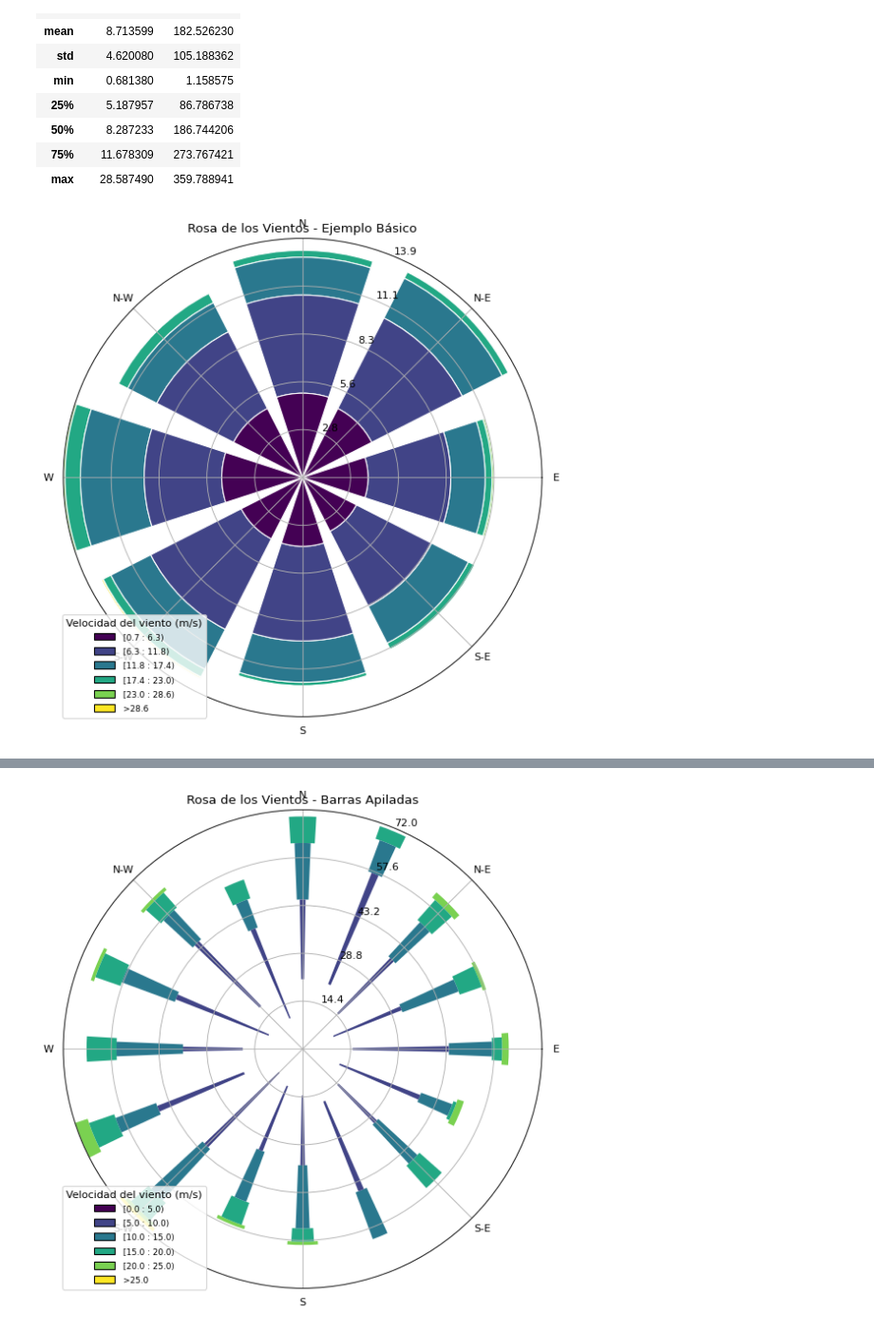
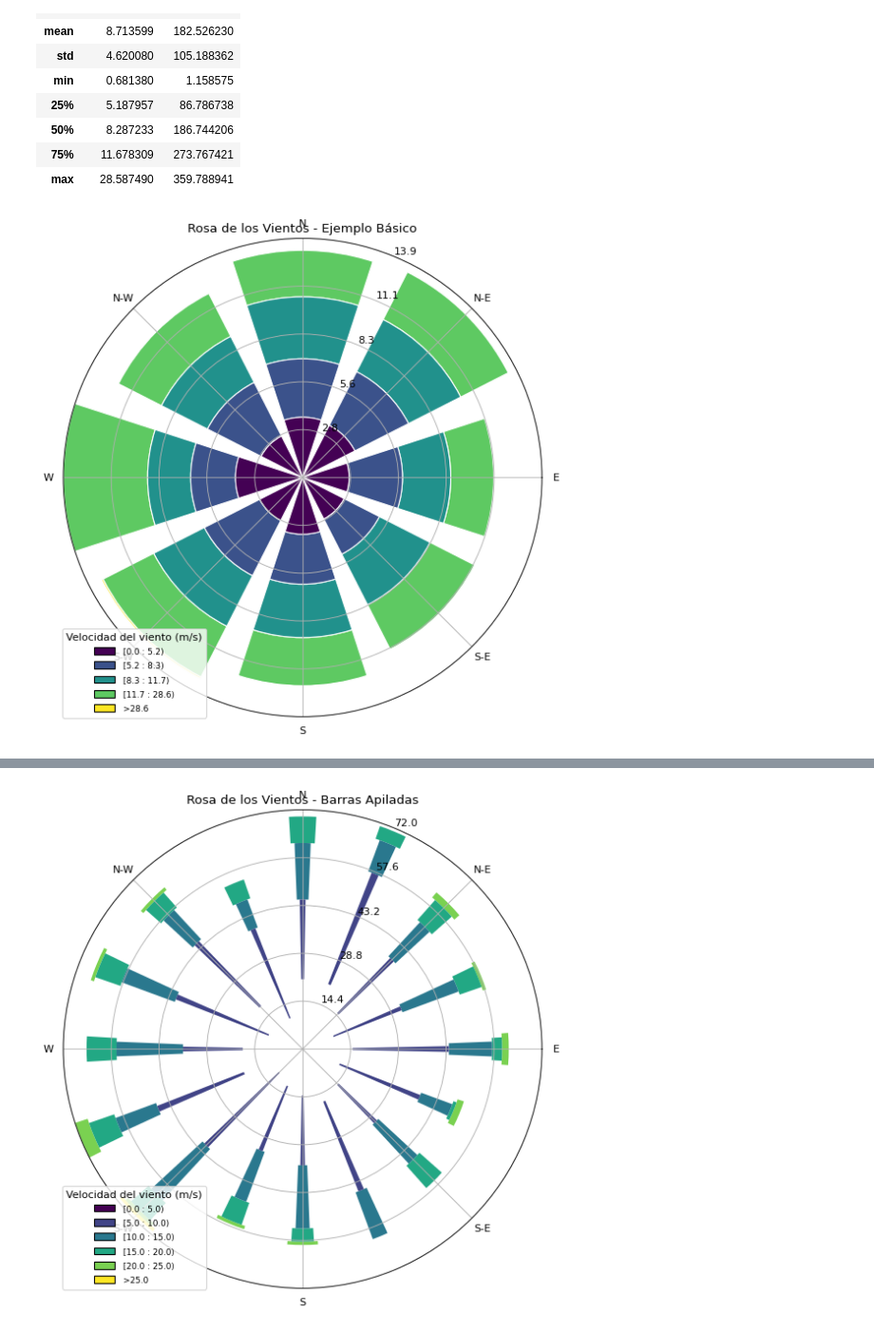
Before and after one commit to GiovanniSecchia/GiovanniSecchia, a Jupyter notebook: Eolica_2025/Ejemplo1.ipynb, the cells around one changed output, grey strips where cells are left out. Shown at 95% size. Drawn from its saved outputs; the diff is of its cells as text; code cells hidden in the pictures.

```diff
--- a/Eolica_2025/Ejemplo1.ipynb
+++ b/Eolica_2025/Ejemplo1.ipynb
@@ -102,12 +102,12 @@ data.describe()
 # %%
 # Ejemplo 1: Gráfico básico de la rosa de los vientos
 ax = WindroseAxes.from_ax()
-ax.bar(data['direction'], data['speed'], nsector=8, normed=True, opening=0.8, edgecolor='white')
+ax.bar(data['direction'], data['speed'], nsector=8, bins=[0,5.18,8.28,11.67,28.58], normed=True, opening=0.8, edgecolor='white')
 ax.set_legend(title="Velocidad del viento (m/s)")
 plt.title("Rosa de los Vientos - Ejemplo Básico")
 plt.show()
 # %% [output]
-[figure, old version]
+[figure, new version]
 # %%
 # Ejemplo 2: Gráfico de la rosa de los vientos con colores personalizados
 ax = WindroseAxes.from_ax()
```
Also changed, not shown: parts of 1 cell of this notebook.
